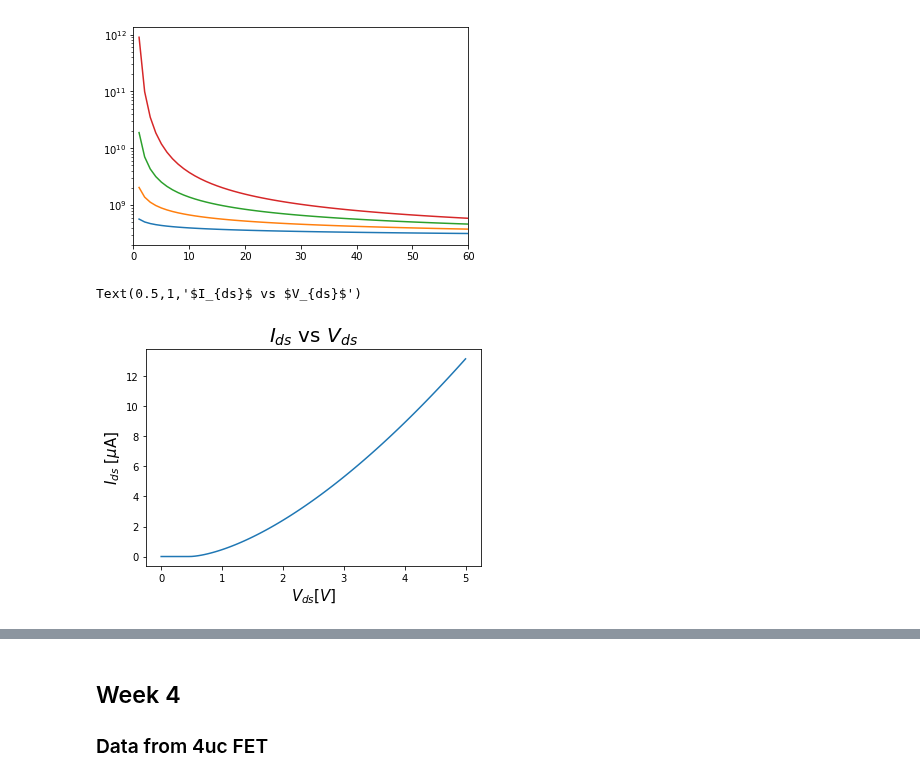
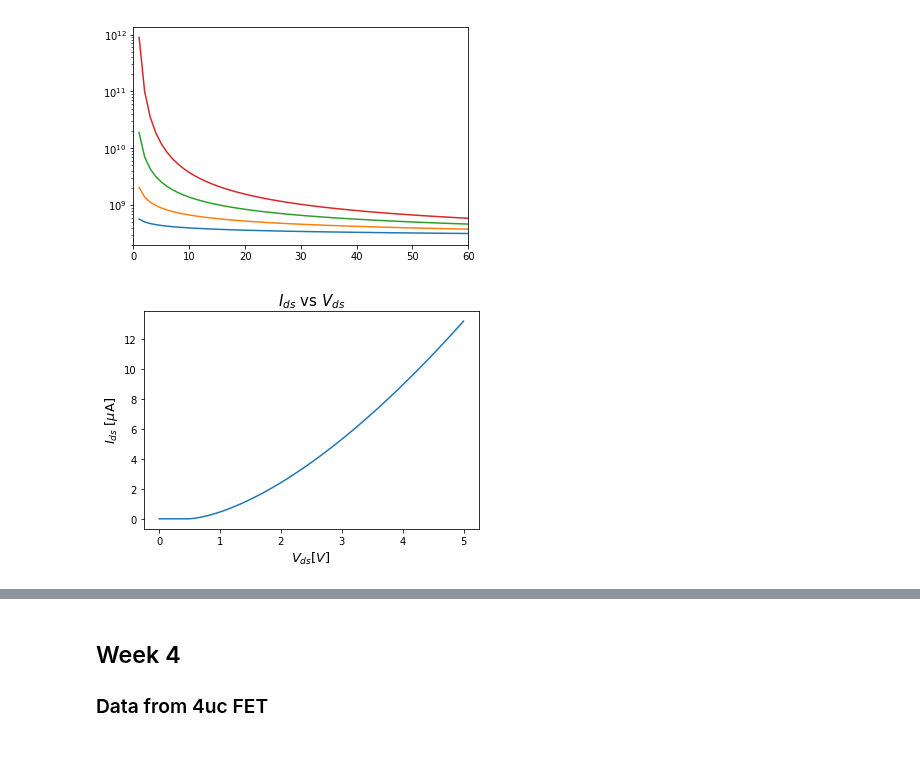
Before and after one commit to prabowobagas/Jupyter-Notebook-Thesis, a Jupyter notebook: Weekly Journal.ipynb, the cells around one changed output, grey strips where cells are left out. Saved outputs shown, nothing was run; the diff lists cells and outputs as text; code cells hidden in the pictures; blank space fills up the shorter version.

```diff
--- a/Weekly Journal.ipynb
+++ b/Weekly Journal.ipynb
@@ -166,23 +166,24 @@ for i in range(1,5):
 # %%
 #Equation 2 testing
 V_sd = np.linspace(0,5,100) #Can have negative initial value, depletion mode
 delta = 1.56 # 1.36 +/- 0.16 in 2D
 V_c = 0.475
 I_sd = [None]*len(V_sd) #initialize the list
 for i,val in enumerate(V_sd):
     if val<V_c:
         I_sd[i]=0
     elif val>=V_c:
         I_sd[i]=1.25*(val - V_c)**delta
 
 
 plt.plot(V_sd,I_sd)
-plt.xlabel('$V_{ds}[V]$', fontsize = 15 )
-plt.ylabel('$I_{ds}$ [$\mu$A]',fontsize = 15)
-plt.title('$I_{ds}$ vs $V_{ds}$',fontsize = 20)
+plt.xlabel('$V_{ds}[V]$', fontsize = 13 )
+plt.ylabel('$I_{ds}$ [$\mu$A]',fontsize = 13)
+plt.title('$I_{ds}$ vs $V_{ds}$',fontsize = 15)
+plt.show()
+plt.rcParams['figure.figsize'] = (6,4)
 # %% [output]
-Text(0.5,1,'$I_{ds}$ vs $V_{ds}$')
-[figure, old version]
+[figure, new version]
 # %% [markdown]
 ## Week 3
 ### Measurement
```
Also changed, not shown: parts of 9 cells of this notebook, 3 other files.
